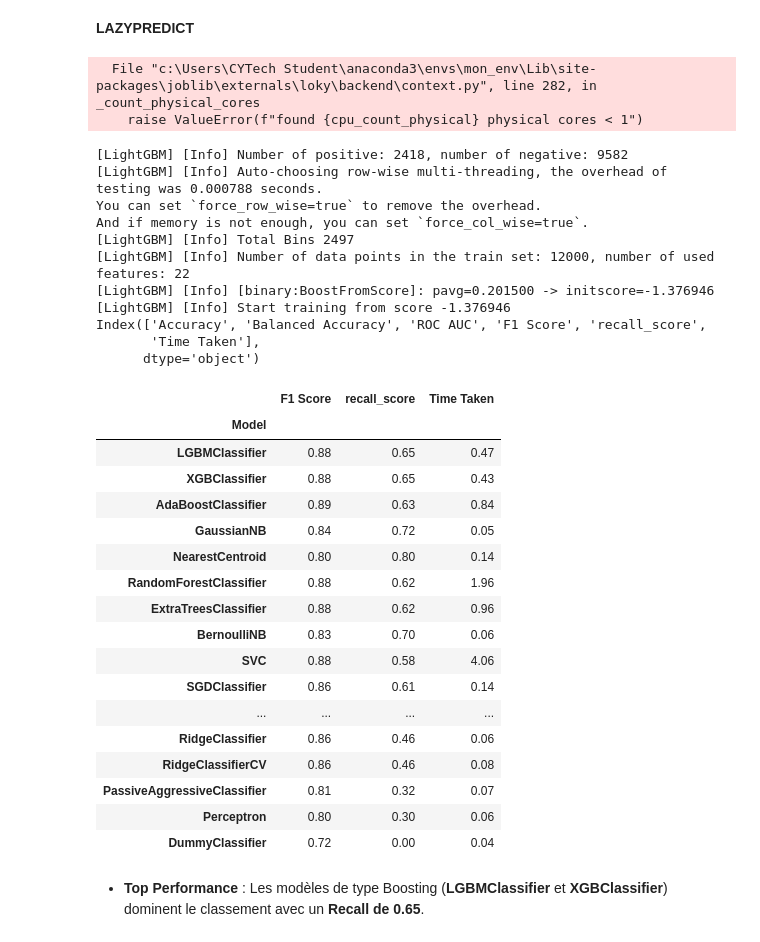
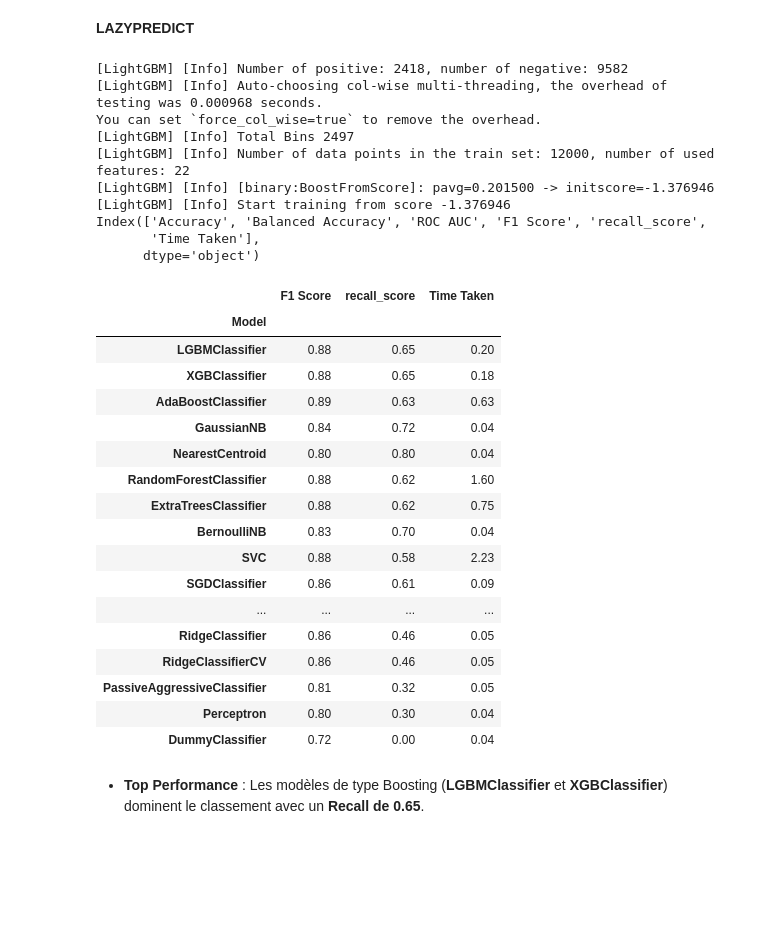
Before and after one commit to Bilelly/Bank-customer-churn-prediction, a Jupyter notebook: notebooks/02_data_preprocessing.ipynb, the cells around one changed output. Drawn from its saved outputs; the diff is of its cells as text; code cells hidden in the pictures; blank space fills up the shorter version.

Commit message:
add a new methods to modeling

```diff
--- a/notebooks/02_data_preprocessing.ipynb
+++ b/notebooks/02_data_preprocessing.ipynb
@@ -187,55 +180,50 @@ Selected the potential model candidate
 from lazypredict.Supervised import LazyClassifier
 from sklearn.metrics import recall_score
 # %%
-# Variable cible
+# Séparer les caractéristiques et la cible
+X = df_cleaned.drop('Exited', axis=1)
 y = df_cleaned['Exited']
 
-# Les variables d'entrée
-X = df_cleaned.drop(columns=['Exited'])
-
 # Diviser les données
-X_train, X_test, y_train, y_test = train_test_split(X, y, test_size=0.2, random_state=42)
+X_train, X_test, y_train, y_test = train_test_split(X, y, test_size=0.2,random_state=42)
 
 # LazyClassifier
 clf = LazyClassifier(verbose=0, ignore_warnings=True, custom_metric=recall_score)
 models_par_defaut, predictions = clf.fit(X_train, X_test, y_train, y_test)
 print(models_par_defaut.columns)
 
 # Les résultats
-columns_to_keep = ['F1 Score', 'recall_score', 'Time Taken']
-filtered_models_par_defaut = models_par_defaut[columns_to_keep]
+columns = ['F1 Score', 'recall_score', 'Time Taken']
+filtered_models_par_defaut = models_par_defaut[columns]
 display(filtered_models_par_defaut)
 # %% [output]
-  File "c:\Users\CYTech Student\anaconda3\envs\mon_env\Lib\site-packages\joblib\externals\loky\backend\context.py", line 282, in _count_physical_cores
-    raise ValueError(f"found {cpu_count_physical} physical cores < 1")
+[LightGBM] [Info] Number of positive: 2418, number of negative: 9582
+[LightGBM] [Info] Auto-choosing col-wise multi-threading, the overhead of testing was 0.000968 seconds.
+You can set `force_col_wise=true` to remove the overhead.
+[LightGBM] [Info] Total Bins 2497
+[LightGBM] [Info] Number of data points in the train set: 12000, number of used features: 22
+[LightGBM] [Info] [binary:BoostFromScore]: pavg=0.201500 -> initscore=-1.376946
+[LightGBM] [Info] Start training from score -1.376946
+Index(['Accuracy', 'Balanced Accuracy', 'ROC AUC', 'F1 Score', 'recall_score',
+       'Time Taken'],
+      dtype='object')
-[LightGBM] [Info] Number of positive: 2418, number of negative: 9582
-[LightGBM] [Info] Auto-choosing row-wise multi-threading, the overhead of testing was 0.000788 seconds.
-You can set `force_row_wise=true` to remove the overhead.
-And if memory is not enough, you can set `force_col_wise=true`.
-[LightGBM] [Info] Total Bins 2497
-[LightGBM] [Info] Number of data points in the train set: 12000, number of used features: 22
-[LightGBM] [Info] [binary:BoostFromScore]: pavg=0.201500 -> initscore=-1.376946
-[LightGBM] [Info] Start training from score -1.376946
-Index(['Accuracy', 'Balanced Accuracy', 'ROC AUC', 'F1 Score', 'recall_score',
-       'Time Taken'],
-      dtype='object')
 |  | F1 Score | recall_score | Time Taken |
 | Model |  |  |  |
-| LGBMClassifier | 0.88 | 0.65 | 0.47 |
-| XGBClassifier | 0.88 | 0.65 | 0.43 |
-| AdaBoostClassifier | 0.89 | 0.63 | 0.84 |
-| GaussianNB | 0.84 | 0.72 | 0.05 |
-| NearestCentroid | 0.80 | 0.80 | 0.14 |
-| RandomForestClassifier | 0.88 | 0.62 | 1.96 |
-| ExtraTreesClassifier | 0.88 | 0.62 | 0.96 |
-| BernoulliNB | 0.83 | 0.70 | 0.06 |
-| SVC | 0.88 | 0.58 | 4.06 |
-| SGDClassifier | 0.86 | 0.61 | 0.14 |
+| LGBMClassifier | 0.88 | 0.65 | 0.20 |
+| XGBClassifier | 0.88 | 0.65 | 0.18 |
+| AdaBoostClassifier | 0.89 | 0.63 | 0.63 |
+| GaussianNB | 0.84 | 0.72 | 0.04 |
+| NearestCentroid | 0.80 | 0.80 | 0.04 |
+| RandomForestClassifier | 0.88 | 0.62 | 1.60 |
+| ExtraTreesClassifier | 0.88 | 0.62 | 0.75 |
+| BernoulliNB | 0.83 | 0.70 | 0.04 |
+| SVC | 0.88 | 0.58 | 2.23 |
+| SGDClassifier | 0.86 | 0.61 | 0.09 |
 | ... | ... | ... | ... |
-| RidgeClassifier | 0.86 | 0.46 | 0.06 |
-| RidgeClassifierCV | 0.86 | 0.46 | 0.08 |
-| PassiveAggressiveClassifier | 0.81 | 0.32 | 0.07 |
-| Perceptron | 0.80 | 0.30 | 0.06 |
+| RidgeClassifier | 0.86 | 0.46 | 0.05 |
+| RidgeClassifierCV | 0.86 | 0.46 | 0.05 |
+| PassiveAggressiveClassifier | 0.81 | 0.32 | 0.05 |
+| Perceptron | 0.80 | 0.30 | 0.04 |
 | DummyClassifier | 0.72 | 0.00 | 0.04 |
 # %% [markdown]
 * **Top Performance** :
```
Also changed, not shown: parts of 8 cells of this notebook, 4 other files.
